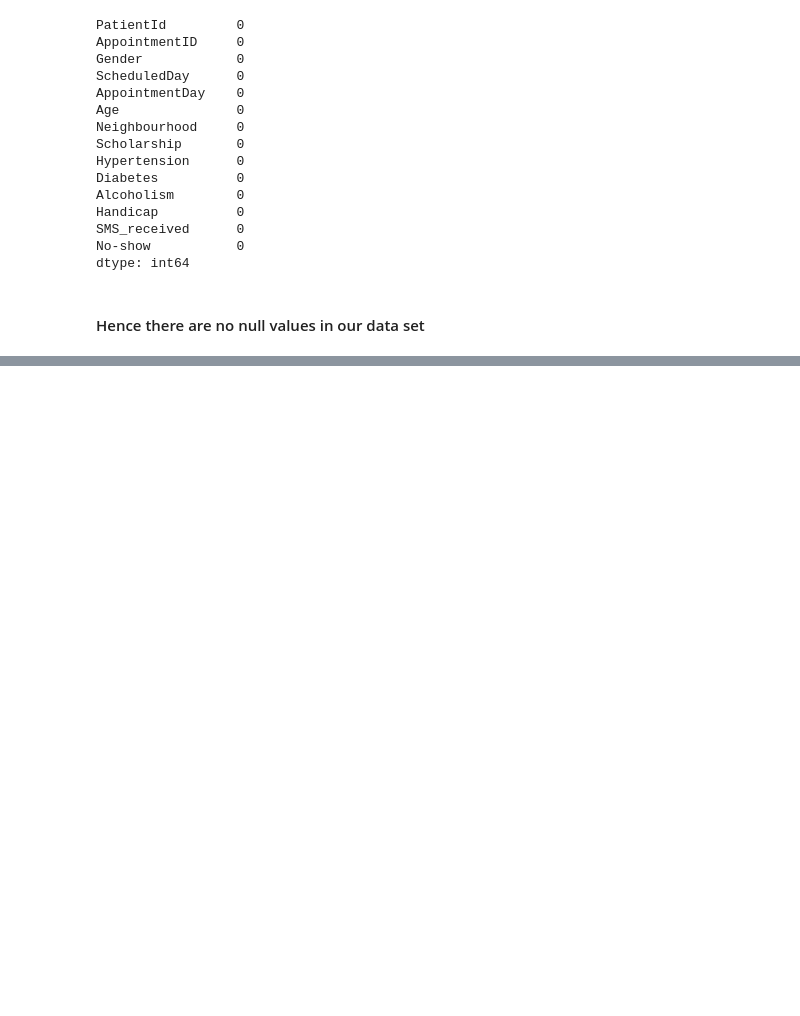
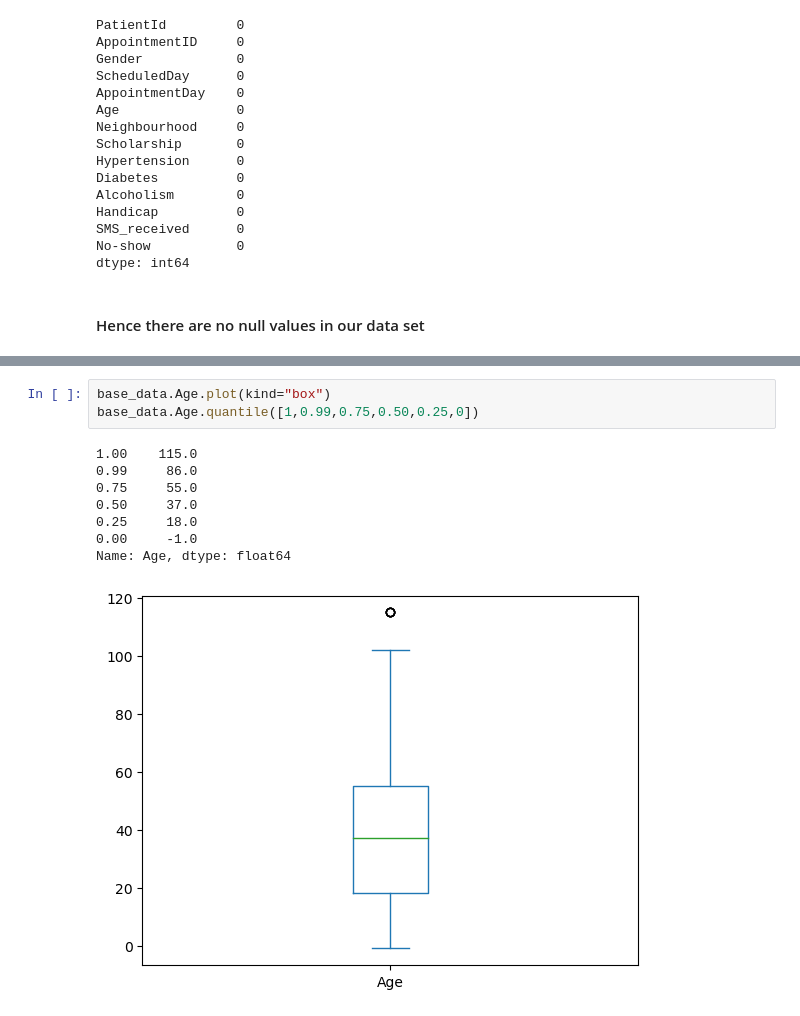
Before and after one commit to Milan1508/HealthCare_Data_Analysis, a Jupyter notebook: healthcare.ipynb, the cells around one changed output, grey strips where cells are left out. Drawn from its saved outputs; the diff is of its cells as text; blank space fills up the shorter version.

```diff
--- a/healthcare.ipynb
+++ b/healthcare.ipynb
@@ -178,0 +182,12 @@ dtype: int64
+# %%
+base_data.Age.plot(kind="box")
+base_data.Age.quantile([1,0.99,0.75,0.50,0.25,0])
+# %% [output]
+1.00    115.0
+0.99     86.0
+0.75     55.0
+0.50     37.0
+0.25     18.0
+0.00     -1.0
+Name: Age, dtype: float64
+[figure, added]
```
Also changed, not shown: parts of 5 cells of this notebook.
